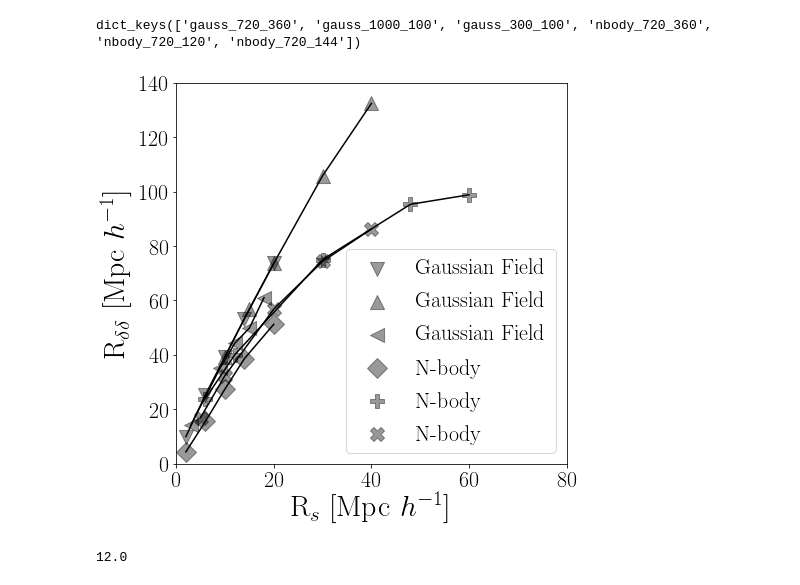
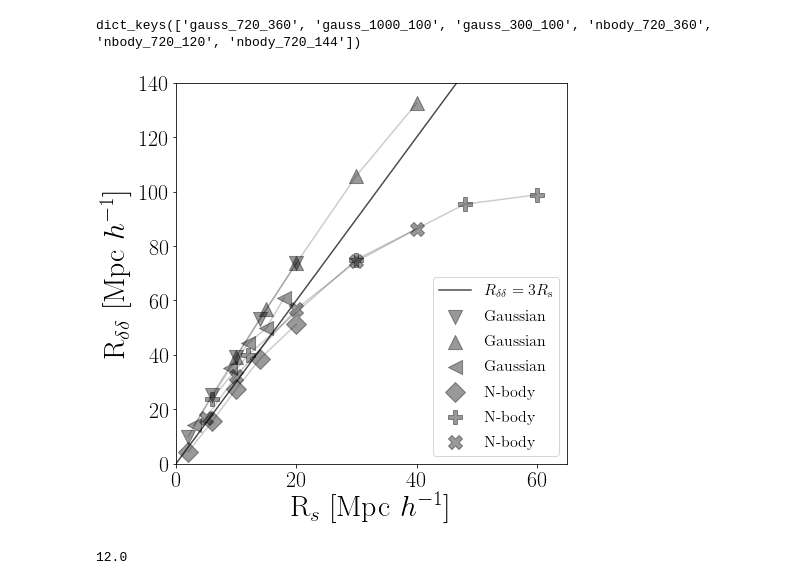
Before and after one commit to astroandes/WatershedDivergenceSuperclusters, a Jupyter notebook: nb/power_spectrum.ipynb, the cells around one changed output. Saved outputs shown, nothing was run; the diff lists cells and outputs as text; code cells hidden in the pictures.

```diff
--- a/nb/power_spectrum.ipynb
+++ b/nb/power_spectrum.ipynb
@@ -155,6 +155,11 @@ def plot_power_spectra(data, experiment_name):
                label="$R_s$={:d} Mpc $h^{{-1}}$".format(sigma),
                linewidth=i+1, color='black', alpha=0.5)
 
+    if 'gauss' in experiment_name:
+        exp_type = "Gaussian"
+    else:
+        exp_type = "N-body"
+
     # format the axes
     plt.xlabel(r"$k$ [$h \ \mathrm{Mpc}^{-1}$]")
     plt.ylabel(r"$P_{\delta}(k)$ [$h^{-3}\mathrm{Mpc}^3$]")
@@ -163,8 +168,8 @@ def plot_power_spectra(data, experiment_name):
     is_nan = np.isnan(data[experiment_name][sigma]['Pk'])
     max_pk = np.max(data[experiment_name][sigma]['Pk'][~is_nan])
     plt.ylim(max_pk/1000,2*max_pk)
-    plt.title(r"Type={},\ $L_b={},\ N_c={}$".format(
-        data[experiment_name]["name"], data[experiment_name]["lbox"], data[experiment_name]["nside"]))
+    plt.title(r"{},\ $L_b={},\ N_c={}$".format(
+        exp_type, data[experiment_name]["lbox"], data[experiment_name]["nside"]))
     #plt.title(r"\verbatim{{}}".format(experiment_name))
     plt.savefig("power_spectrum_{}.pdf".format(experiment_name), bbox_inches='tight')
 # %%
@@ -178,6 +183,11 @@ def plot_correlation_function(data, experiment_name):
                label="$R_s$={:d} Mpc $h^{{-1}}$".format(sigma),
                linewidth=i+1, color='black', alpha=0.5)
 
+    if 'gauss' in experiment_name:
+        exp_type = "Gaussian"
+    else:
+        exp_type = "N-body"
+
     # format the axes
     plt.xlabel(r"$r$ [$\mathrm{Mpc}\ h^{-1}$]")
     plt.ylabel(r"$\xi_{\delta\delta}(r)$")
@@ -186,8 +196,8 @@ def plot_correlation_function(data, experiment_name):
     y_max = np.max(data[experiment_name][sigmas[0]]['cf'])
     y_min = np.max(data[experiment_name][sigmas[-1]]['cf'])
     plt.ylim(y_min/10,1.5*y_max)
-    plt.title(r"Type={},\ $L_b={},\ N_s={}$".format(
-        data[experiment_name]["name"], data[experiment_name]["lbox"], data[experiment_name]["nside"]))
+    plt.title(r"{},\ $L_b={},\ N_s={}$".format(
+        exp_type, data[experiment_name]["lbox"], data[experiment_name]["nside"]))
     #plt.title(r"\verbatim{{}}".format(experiment_name))
     plt.savefig("corr_func_{}.pdf".format(experiment_name), bbox_inches='tight')
 # %%
@@ -236,25 +246,30 @@ dict_keys(['gauss_720_360', 'gauss_1000_100', 'gauss_300_100', 'nbody_720_360',
 # %%
 plt.figure(figsize=(7,7))
 
 markers=["v", "^", "<", "D", "P", "X"]
 for i, k in enumerate(length_data.keys()):
     if "gauss" in k:
-        label = "Gaussian Field"
+        label = "Gaussian"
     else:
         label = "N-body"
 
     plt.scatter(length_data[k][:,0], length_data[k][:,1], marker=markers[i],
                 s=200, label=label, color='black', alpha=0.4)
-    plt.plot(length_data[k][:,0], length_data[k][:,1], color='black')
+    plt.plot(length_data[k][:,0], length_data[k][:,1], color='black', alpha=0.2)
 
-plt.xlim([0,80])
+x = np.linspace(0,140,100)
+plt.plot(x, 3*x,
+         label=r'$R_{\delta\delta} = 3R_{\mathrm{s}}$',
+        color='black', alpha=0.7)
+
+plt.xlim([0,65])
 plt.ylim([0,140])
-plt.legend(fontsize=SMALL_SIZE)
+plt.legend(loc=4)
 plt.xlabel(r"R$_s$ [$\mathrm{Mpc}\ h^{-1}$]")
 plt.ylabel(r"R$_{\delta\delta}$ [$\mathrm{Mpc}\ h^{-1}$]")
 plt.savefig("correlation_length.pdf", bbox_inches='tight')
 # %% [output]
-[figure, old version]
+[figure, new version]
 # %%
 #https://cluster-toolkit.readthedocs.io/en/latest/source/correlation_functions.html
 # %%
```
Also changed, not shown: parts of 1 cell of this notebook.
